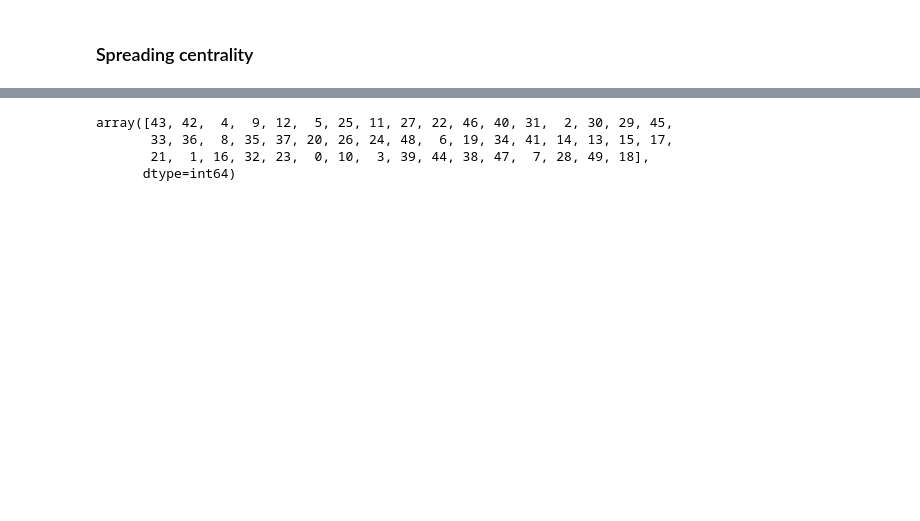
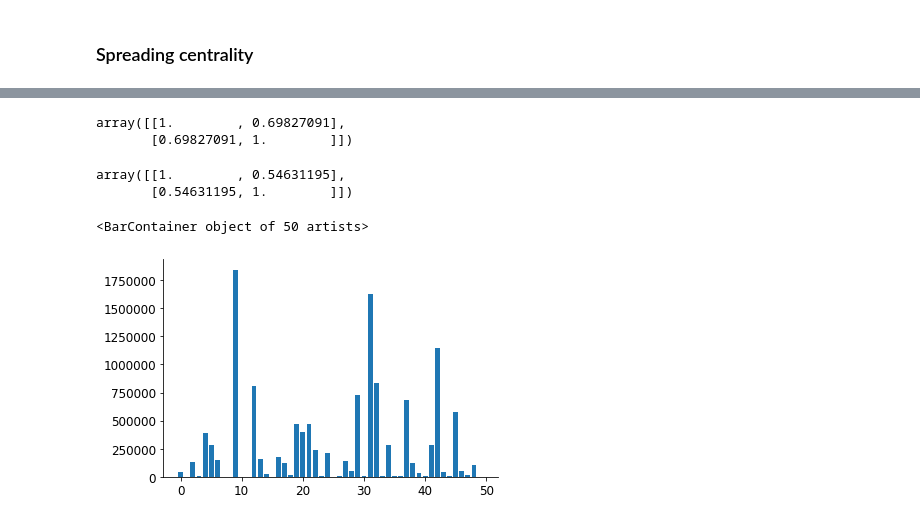
Before and after one commit to klepikhina/CSCI5352-AirTravelInfluenza, a Jupyter notebook: Code/simulations.ipynb, the cells around one changed output, grey strips where cells are left out. Drawn from its saved outputs; the diff is of its cells as text; code cells hidden in the pictures; blank space fills up the shorter version.

```diff
--- a/Code/simulations.ipynb
+++ b/Code/simulations.ipynb
@@ -440,7 +477,29 @@ plt.show()
+# %%
+np.corrcoef(closeness_centrality[ids], num_deaths[ids])
+# %% [output]
+array([[1.        , 0.69827091],
+       [0.69827091, 1.        ]])
 # %%
-np.argsort(num_deaths)[::-1]
+np.corrcoef(closeness_centrality, num_deaths)
 # %% [output]
-array([43, 42,  4,  9, 12,  5, 25, 11, 27, 22, 46, 40, 31,  2, 30, 29, 45,
-       33, 36,  8, 35, 37, 20, 26, 24, 48,  6, 19, 34, 41, 14, 13, 15, 17,
-       21,  1, 16, 32, 23,  0, 10,  3, 39, 44, 38, 47,  7, 28, 49, 18],
-      dtype=int64)
+array([[1.        , 0.54631195],
+       [0.54631195, 1.        ]])
+# %%
+fl = 8
+mt = 25
+fl_travel = np.zeros((50,))
+mt_travel = np.zeros((50,))
+
+ctr = 0
+for year, quarterly_travel in A_dict.items():
+    for quarter, travel in quarterly_travel.items():
+        fl_travel += travel[fl]
+        mt_travel += travel[mt]
+        ctr += 1
+fl_travel /= ctr
+mt_travel /= ctr
+# %%
+plt.bar(range(50), fl_travel)
+# %% [output]
+<BarContainer object of 50 artists>
+[figure, added]
```
Also changed, not shown: parts of 6 cells of this notebook, 2 other files.
